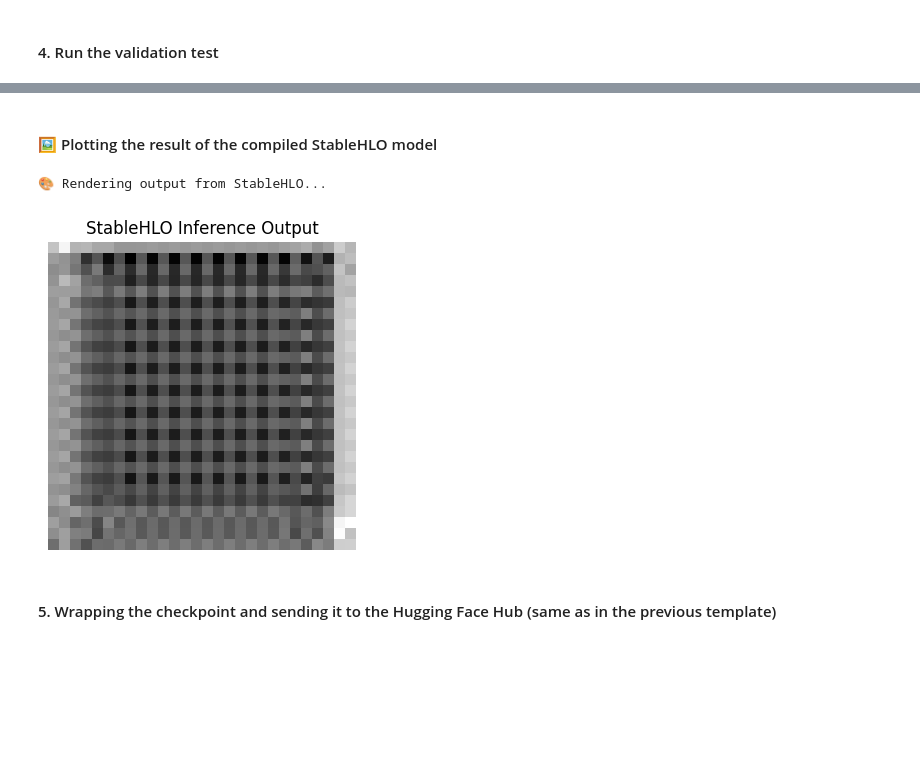
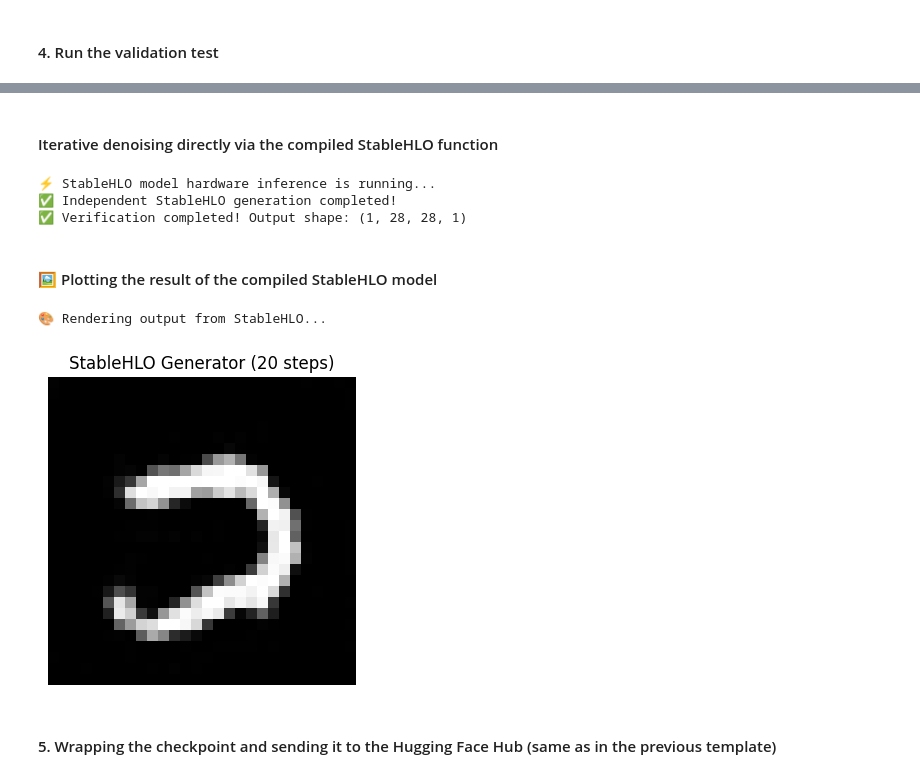
Before and after one commit to RadimKozl/OpenCV_academy_my_work, a Jupyter notebook: flaxnnx_diffusion_models_from_scratch.ipynb, the cells around one changed output, grey strips where cells are left out. Cells and saved outputs as stored; diff of their text form; code cells hidden in the pictures; blank space fills up the shorter version.

```diff
--- a/flaxnnx_diffusion_models_from_scratch.ipynb
+++ b/flaxnnx_diffusion_models_from_scratch.ipynb
@@ -680,7 +673,7 @@ We are adding the 'platforms' parameter to make the model work universally on CP
 exported = jax.export.export(
     exportable_forward,
     platforms=['cpu', 'cuda', 'tpu']
-)(pure_state, sample_x, sample_t)
+)(sample_x, sample_t)
 # %% [markdown]
 #### Saving a human-readable text `.mlir` file
 # %%
@@ -754,22 +729,57 @@ print(f"✅ Verification completed! Output shape: {stablehlo_output.shape}")
+# %%
+# We start with pure uniform noise (range 0 to 1, batch_size=1 for StableHLO export)
+key = jax.random.PRNGKey(42)
+x = jax.random.uniform(key, shape=(1, 28, 28, 1))
+# %%
+n_steps = 20
+# %% [markdown]
+#### Iterative denoising directly via the compiled StableHLO function
+# %%
+print("⚡ StableHLO model hardware inference is running...")
+
+for i in range(n_steps):
+    # t decreases from 1.0 to 0.0
+    t = 1.0 - (i / n_steps)
+    current_amount = jnp.array([t], dtype=jnp.float32) # Size(1,) for StableHLO
+
+    # 🔥 CALL STABLEHLO: The model estimates a clean image
+    pred_clean = compiled_fn(x, current_amount)
+    pred_clean = jnp.clip(pred_clean, 0.0, 1.0)
+
+    # If we are at the end, the result is the last prediction
+    if i == n_steps - 1:
+        x = pred_clean
+        break
+
+    # Next time step
+    t_next = 1.0 - ((i + 1) / n_steps)
+
+    # Your mathematical correction step transferred to StableHLO
+    eps_estimated = (x - (1.0 - t) * pred_clean) / (t + 1e-8)
+    x = (1.0 - t_next) * pred_clean + t_next * eps_estimated
+
+print("✅ Independent StableHLO generation completed!")
+print(f"✅ Verification completed! Output shape: {x.shape}")
+# %% [output]
+⚡ StableHLO model hardware inference is running...
+✅ Independent StableHLO generation completed!
+✅ Verification completed! Output shape: (1, 28, 28, 1)
 # %% [markdown]
 #### 🖼️ Plotting the result of the compiled StableHLO model
 # %%
 print("🎨 Rendering output from StableHLO...")
 
-# Convert JAX array to NumPy for matplotlib
-output_image = np.array(stablehlo_output)
-
-# Remove the batch (1) and channel (1) dimensions to leave a clean 28x28 square
-output_image = np.squeeze(output_image)
+# Remove batch and channel dimension (1, 28, 28, 1) -> (28, 28)
+output_image = np.squeeze(np.array(x))
 
 plt.figure(figsize=(4, 4))
 plt.imshow(output_image, cmap="gray")
-plt.title("StableHLO Inference Output")
+plt.title(f"StableHLO Generator ({n_steps} steps)")
 plt.axis("off")
 plt.show()
 # %% [output]
 🎨 Rendering output from StableHLO...
-[figure, old version]
+[figure, new version]
 # %% [markdown]
 #### 5. Wrapping the checkpoint and sending it to the Hugging Face Hub (same as in the previous template)
 # %%
```
Also changed, not shown: parts of 19 cells of this notebook.
